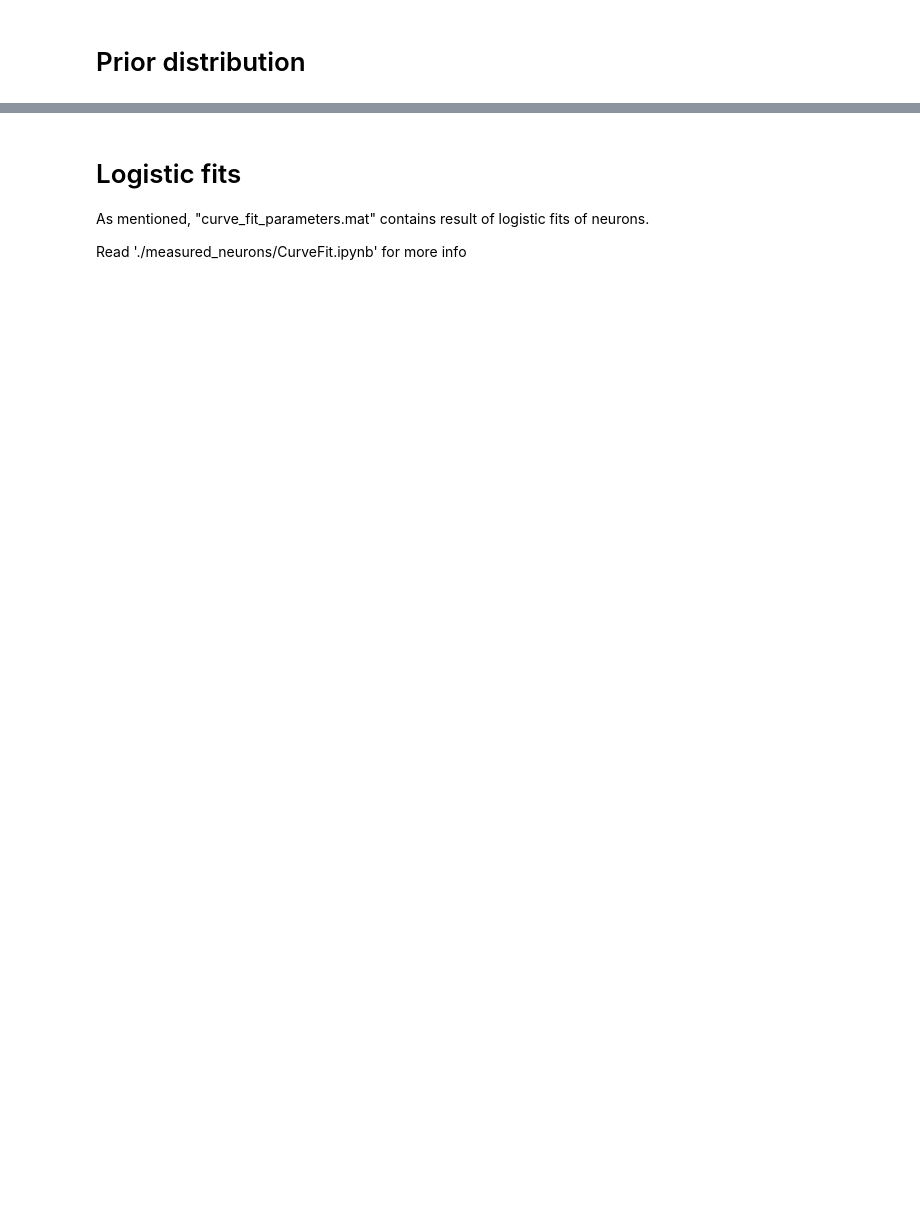
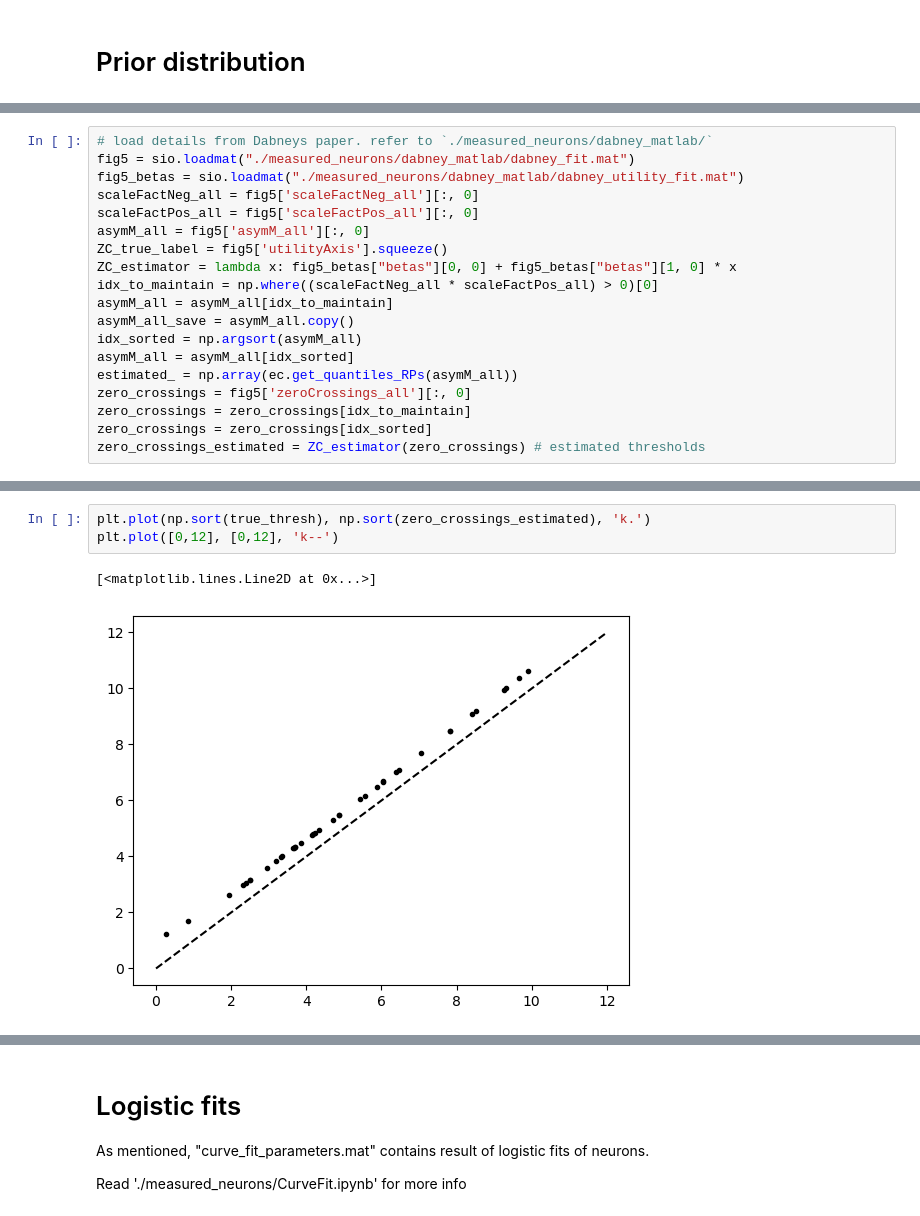
Before and after one commit to dongjae-kim/efficient-coding-dist-rl, a Jupyter notebook: Figures2.ipynb, the cells around one changed output, grey strips where cells are left out. Saved outputs shown, nothing was run; the diff lists cells and outputs as text; blank space fills up the shorter version.

```diff
--- a/Figures2.ipynb
+++ b/Figures2.ipynb
@@ -85,0 +106,19 @@ midpoints = data['ps'][indices,2]
+# %%
+# load details from Dabneys paper. refer to `./measured_neurons/dabney_matlab/`
+fig5 = sio.loadmat("./measured_neurons/dabney_matlab/dabney_fit.mat")
+fig5_betas = sio.loadmat("./measured_neurons/dabney_matlab/dabney_utility_fit.mat")
+scaleFactNeg_all = fig5['scaleFactNeg_all'][:, 0]
+scaleFactPos_all = fig5['scaleFactPos_all'][:, 0]
+asymM_all = fig5['asymM_all'][:, 0]
+ZC_true_label = fig5['utilityAxis'].squeeze()
+ZC_estimator = lambda x: fig5_betas["betas"][0, 0] + fig5_betas["betas"][1, 0] * x
+idx_to_maintain = np.where((scaleFactNeg_all * scaleFactPos_all) > 0)[0]
+asymM_all = asymM_all[idx_to_maintain]
+asymM_all_save = asymM_all.copy()
+idx_sorted = np.argsort(asymM_all)
+asymM_all = asymM_all[idx_sorted]
+estimated_ = np.array(ec.get_quantiles_RPs(asymM_all))
+zero_crossings = fig5['zeroCrossings_all'][:, 0]
+zero_crossings = zero_crossings[idx_to_maintain]
+zero_crossings = zero_crossings[idx_sorted]
+zero_crossings_estimated = ZC_estimator(zero_crossings) # estimated thresholds
@@ -86,2 +143,8 @@ midpoints = data['ps'][indices,2]
+# %%
+plt.plot(np.sort(true_thresh), np.sort(zero_crossings_estimated), 'k.')
+plt.plot([0,12], [0,12], 'k--')
+# %% [output]
+[<matplotlib.lines.Line2D at 0x...>]
+[figure, added]
 # %%
 %matplotlib inline
```
Also changed, not shown: parts of 31 cells of this notebook, 16 other files.
